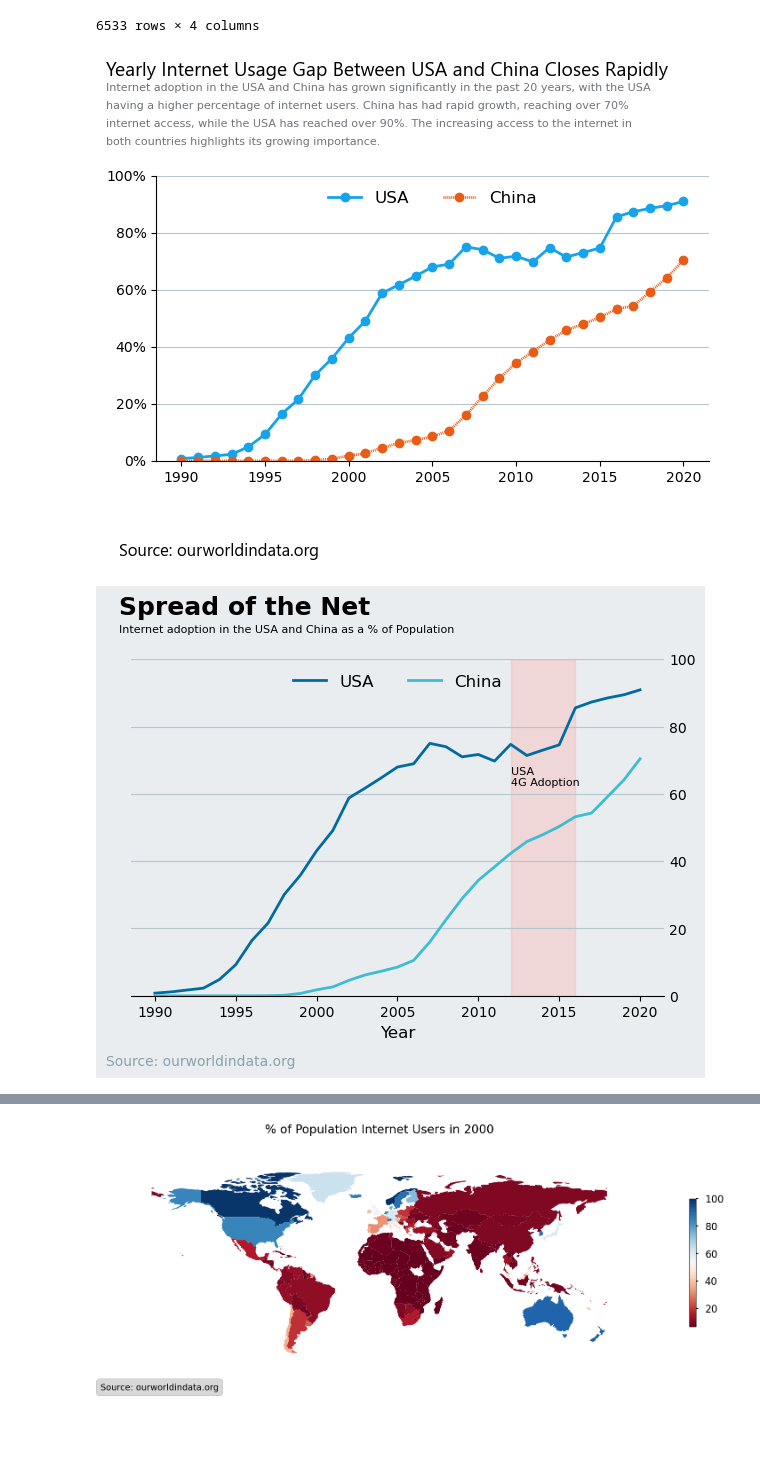
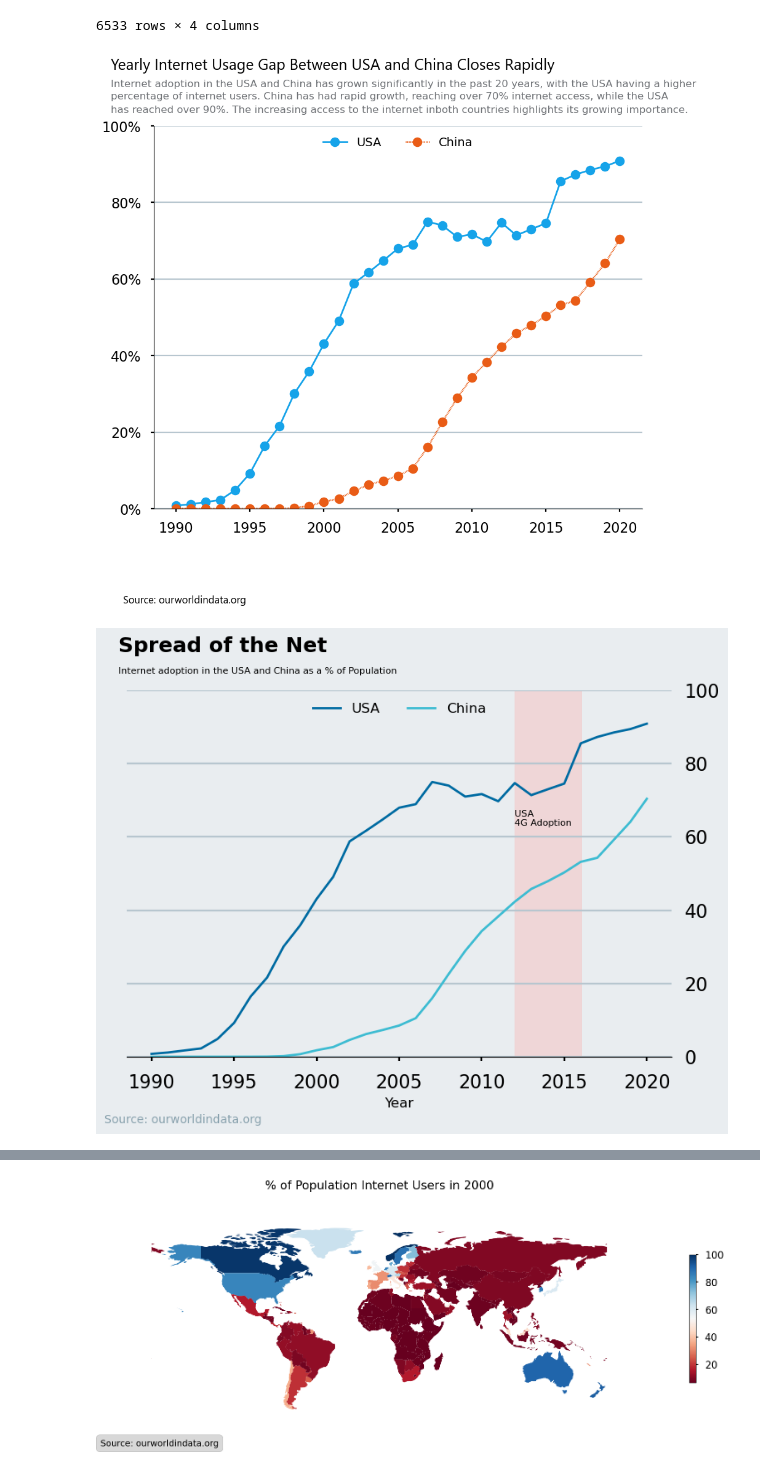
Before and after one commit to Olecxander/Week4, a Jupyter notebook: ChartByAudience.ipynb, the cells around one changed output, grey strips where cells are left out. Cells and saved outputs as stored; diff of their text form; code cells hidden in the pictures; blank space fills up the shorter version.

```diff
--- a/ChartByAudience.ipynb
+++ b/ChartByAudience.ipynb
@@ -27,66 +27,59 @@ df
 | 6532 | Zimbabwe | ZWE | 2020 | 29.299999 |
 6533 rows × 4 columns
 # %%
-# Create a PDF file
-pdf_file = "charts.pdf"
+pdf_file = "2022-02-12_Carlson_Customizing Your Charts by Audience.pdf"
 pp = PdfPages(pdf_file)
-
-# Plot your charts
-...
-
-# Save each chart to the PDF file
-pp.savefig(fig)
-
-# Close the PDF file
-pp.close()
 # %%
 def to_percent(y, position):
     # Transform y into an integer string
     s = str(int(round(1 * y)))
     return s + "%"
 # %%
+fig, ax = plt.subplots(figsize=(10,9))
+
 df_country = df[df['Country'] == 'United States']
-plt.plot(df_country['Year'], df_country['% of Population Interntet Users'], color='#16A3E9', linewidth=2, marker='o', label='USA')
+plt.plot(df_country['Year'], df_country['% of Population Internet Users'], color='#16A3E9', linewidth=2, marker='o', label='USA')
 
 df_china = df[df['Country'] == 'China']
-plt.plot(df_china['Year'], df_china['% of Population Interntet Users'], color='#E95C16', linewidth=2, marker='o', dashes=[.35], label='China')
+plt.plot(df_china['Year'], df_china['% of Population Internet Users'], color='#E95C16', linewidth=2, marker='o', dashes=[.45], label='China')
 
-plt.suptitle('Yearly Internet Usage Gap Between USA and China Closes Rapidly', fontname='Segoe UI', fontsize=14, ha='left', va='top', x=0.035, y=1.03)
-plt.text(0.035, .92, "Internet adoption in the USA and China has grown significantly in the past 20 years, with the USA\nhaving a higher percentage of internet users. China has had rapid growth, reaching over 70%\ninternet access, while the USA has reached over 90%. The increasing access to the internet in\nboth countries highlights its growing importance."
-         , ha='left', va='center', fontsize=8, color = '#707377',fontfamily='sans-serif', transform=plt.gcf().transFigure,
-         linespacing=2)
+plt.suptitle('Yearly Internet Usage Gap Between USA and China Closes Rapidly', fontname='Segoe UI', fontsize=18, ha='left', va='top', x=0.035, y= 0.99)
+plt.text(0.035, .92, "Internet adoption in the USA and China has grown significantly in the past 20 years, with the USA having a higher\npercentage of internet users. China has had rapid growth, reaching over 70% internet access, while the USA\nhas reached over 90%. The increasing access to the internet inboth countries highlights its growing importance."
+         , ha='left', va='center', fontsize=12, color = '#707377',fontfamily='sans-serif', transform=plt.gcf().transFigure,
+         linespacing=1.5)
 plt.text(0.055, 0.01, "Source: ourworldindata.org", ha='left', va='center'
          , fontsize=12, color = 'black',fontname='Segoe UI'
          , transform=plt.gcf().transFigure,
          linespacing=1.5)
 
 plt.gca().yaxis.grid(True, color='#B7C6CF')
 plt.gca().xaxis.grid(False)
 
 plt.ylim(0, 100)
 
 plt.tight_layout(rect=[0, 0.05, 1, 1])
 
 plt.gca().spines['right'].set_visible(False)
 plt.gca().spines['top'].set_visible(False)
 
 formatter = ticker.FuncFormatter(to_percent)
 plt.gca().yaxis.set_major_formatter(formatter)
 
 
-plt.legend(loc='upper center', ncol=2, fontsize = 12, frameon=False)
+plt.legend(loc='upper center', ncol=2, fontsize = 14, frameon=False)
 
 plt.show()
+pp.savefig(fig)
 # %% [output]
-[figure, old version]
+[figure, new version]
 # %%
-pos = 0.5
+fig, ax = plt.subplots(figsize=(8,6))
 
 df_country = df[df['Country'] == 'United States']
-plt.plot(df_country['Year'], df_country['% of Population Interntet Users'], color='#006BA2', linewidth=2, label='USA')
+plt.plot(df_country['Year'], df_country['% of Population Internet Users'], color='#006BA2', linewidth=2, label='USA')
 
 df_china = df[df['Country'] == 'China']
-plt.plot(df_country['Year'], df_china['% of Population Interntet Users'], color='#3EBCD2', linewidth=2, label='China')
+plt.plot(df_country['Year'], df_china['% of Population Internet Users'], color='#3EBCD2', linewidth=2, label='China')
 
 plt.xlabel('Year', fontname='CND Light', fontsize=12)
 #plt.ylabel('% of Population Internet Users', fontname='CND Light', fontsize=12)
@@ -122,6 +115,7 @@ plt.legend(loc='upper center', ncol=2, fontsize=12, frameon=False)
 
 plt.tight_layout()
 plt.show()
+pp.savefig(fig)
 # %% [output]
-[figure, old version]
+[figure, new version]
 # %%
```
Also changed, not shown: parts of 5 cells of this notebook, 1 other file.
